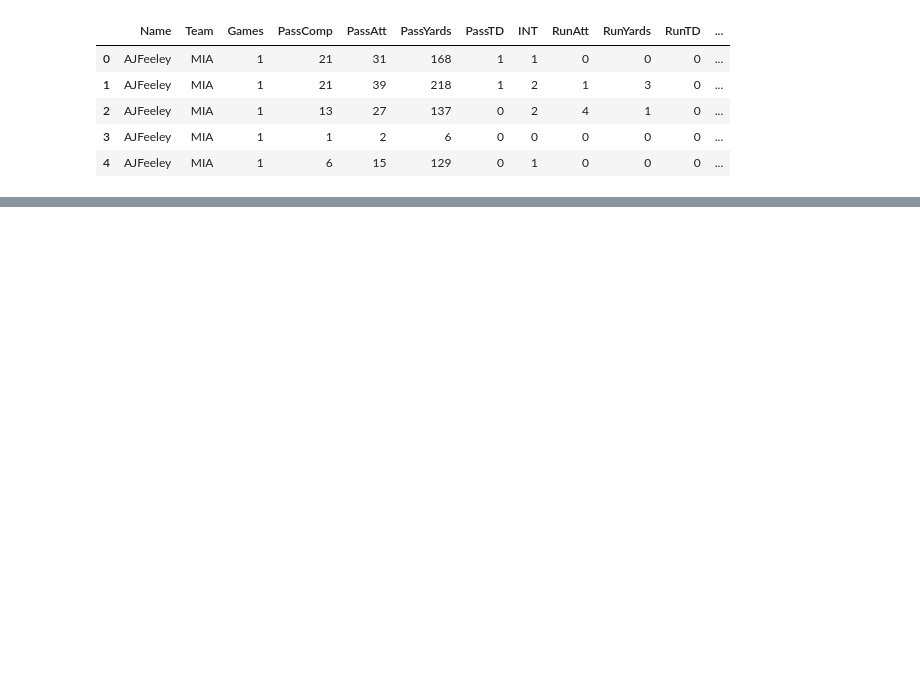
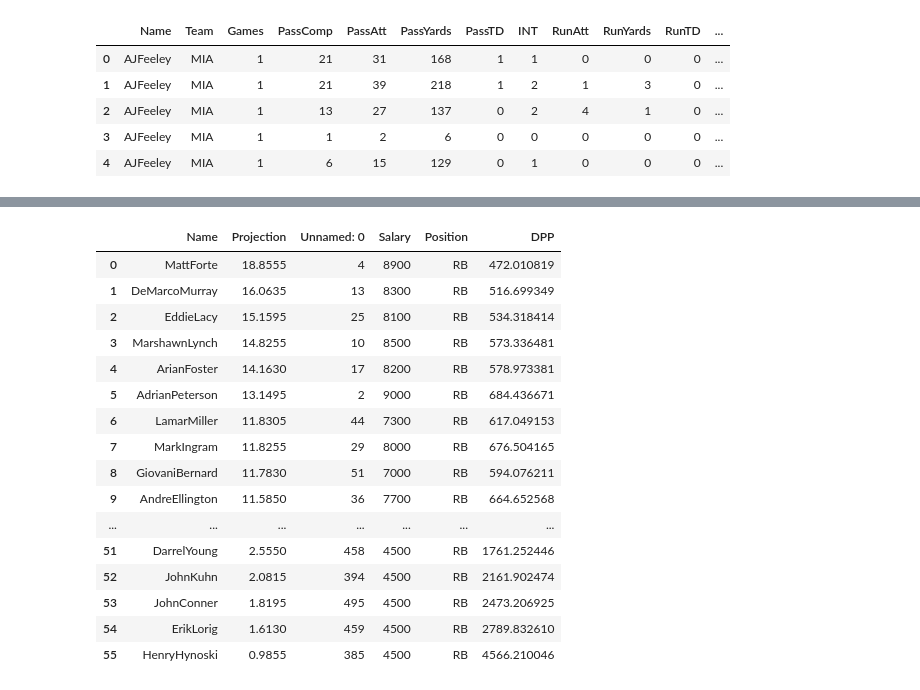
Before and after one commit to keithdlandry/player_stats, a Jupyter notebook: notebooks/gbg_proj.ipynb, the cells around one changed output, grey strips where cells are left out. Saved outputs shown, nothing was run; the diff lists cells and outputs as text; code cells hidden in the pictures; blank space fills up the shorter version.

```diff
--- a/notebooks/gbg_proj.ipynb
+++ b/notebooks/gbg_proj.ipynb
@@ -180,0 +209,20 @@ proj_list[3]
+# %%
+week_table[1]
+# %% [output]
+|  | Name | Projection | Unnamed: 0 | Salary | Position | DPP |
+| 0 | MattForte | 18.8555 | 4 | 8900 | RB | 472.010819 |
+| 1 | DeMarcoMurray | 16.0635 | 13 | 8300 | RB | 516.699349 |
+| 2 | EddieLacy | 15.1595 | 25 | 8100 | RB | 534.318414 |
+| 3 | MarshawnLynch | 14.8255 | 10 | 8500 | RB | 573.336481 |
+| 4 | ArianFoster | 14.1630 | 17 | 8200 | RB | 578.973381 |
+| 5 | AdrianPeterson | 13.1495 | 2 | 9000 | RB | 684.436671 |
+| 6 | LamarMiller | 11.8305 | 44 | 7300 | RB | 617.049153 |
+| 7 | MarkIngram | 11.8255 | 29 | 8000 | RB | 676.504165 |
+| 8 | GiovaniBernard | 11.7830 | 51 | 7000 | RB | 594.076211 |
+| 9 | AndreEllington | 11.5850 | 36 | 7700 | RB | 664.652568 |
+| ... | ... | ... | ... | ... | ... | ... |
+| 51 | DarrelYoung | 2.5550 | 458 | 4500 | RB | 1761.252446 |
+| 52 | JohnKuhn | 2.0815 | 394 | 4500 | RB | 2161.902474 |
+| 53 | JohnConner | 1.8195 | 495 | 4500 | RB | 2473.206925 |
+| 54 | ErikLorig | 1.6130 | 459 | 4500 | RB | 2789.832610 |
+| 55 | HenryHynoski | 0.9855 | 385 | 4500 | RB | 4566.210046 |
```
Also changed, not shown: parts of 15 cells of this notebook, 6 other files.
